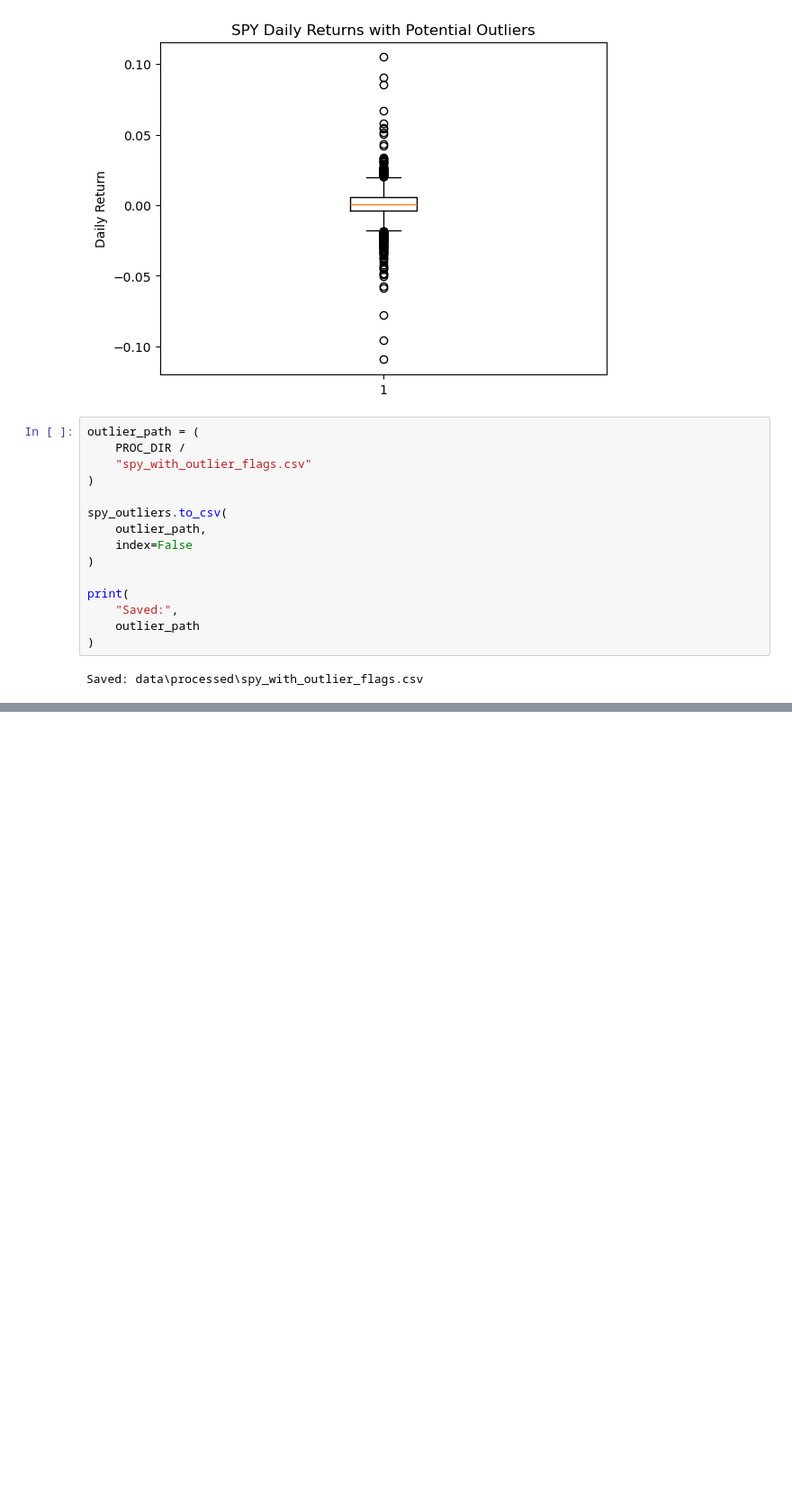
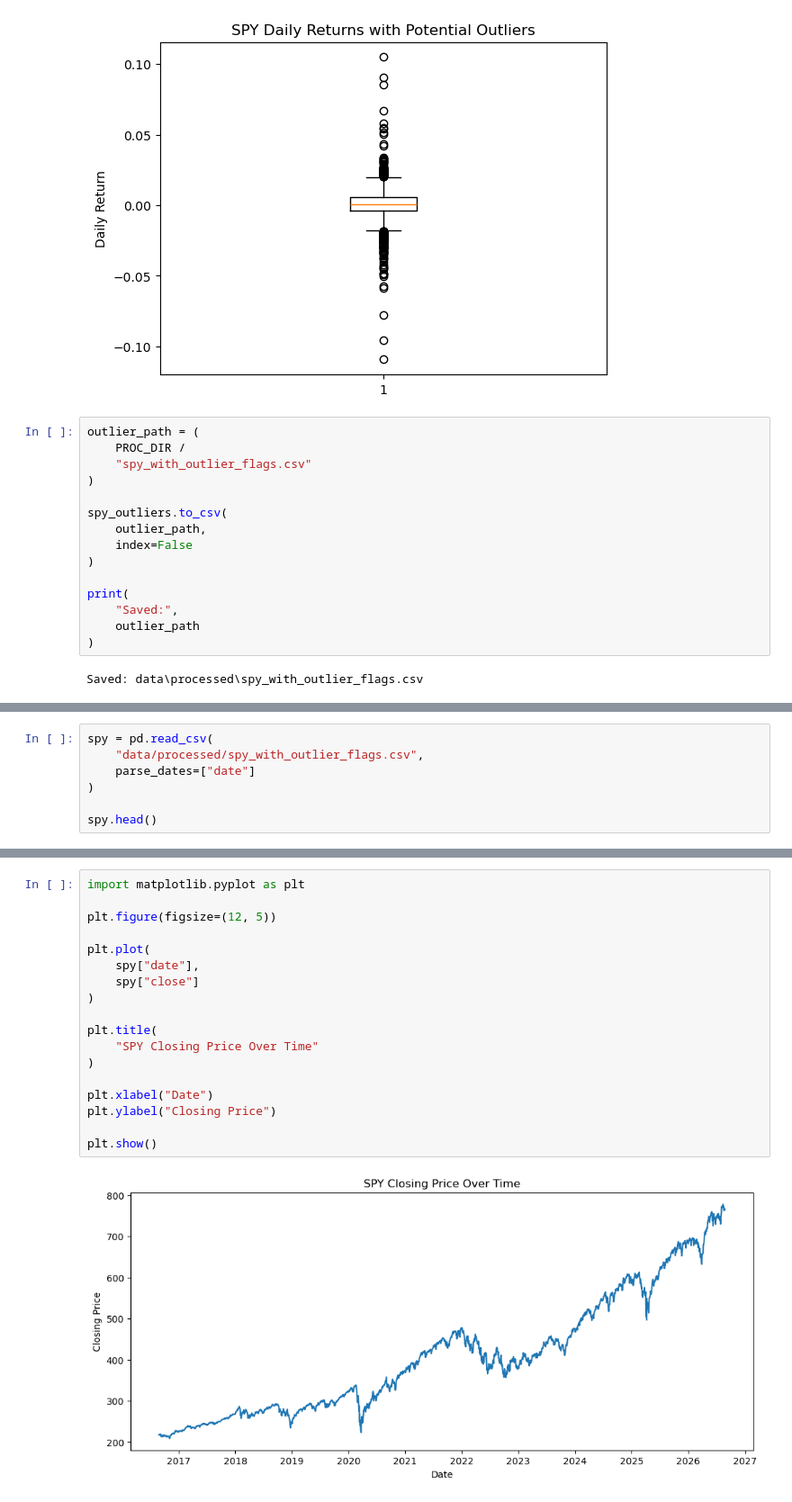
Before and after one commit to ch5510/bootcamp_chen_he, a Jupyter notebook: project/notebooks/project_pipeline.ipynb, the cells around one changed output, grey strips where cells are left out. Shown at 90% size. Saved outputs shown, nothing was run; the diff lists cells and outputs as text; blank space fills up the shorter version.

Commit message:
Add SPY exploratory data analysis

```diff
--- a/project/notebooks/project_pipeline.ipynb
+++ b/project/notebooks/project_pipeline.ipynb
@@ -515,0 +518,7 @@ Saved: data\processed\spy_with_outlier_flags.csv
+# %%
+spy = pd.read_csv(
+    "data/processed/spy_with_outlier_flags.csv",
+    parse_dates=["date"]
+)
+
+spy.head()
@@ -515,0 +550,20 @@ Saved: data\processed\spy_with_outlier_flags.csv
+# %%
+import matplotlib.pyplot as plt
+
+plt.figure(figsize=(12, 5))
+
+plt.plot(
+    spy["date"],
+    spy["close"]
+)
+
+plt.title(
+    "SPY Closing Price Over Time"
+)
+
+plt.xlabel("Date")
+plt.ylabel("Closing Price")
+
+plt.show()
+# %% [output]
+[figure, added]
```
Also changed, not shown: parts of 13 cells of this notebook, 3 other files.
